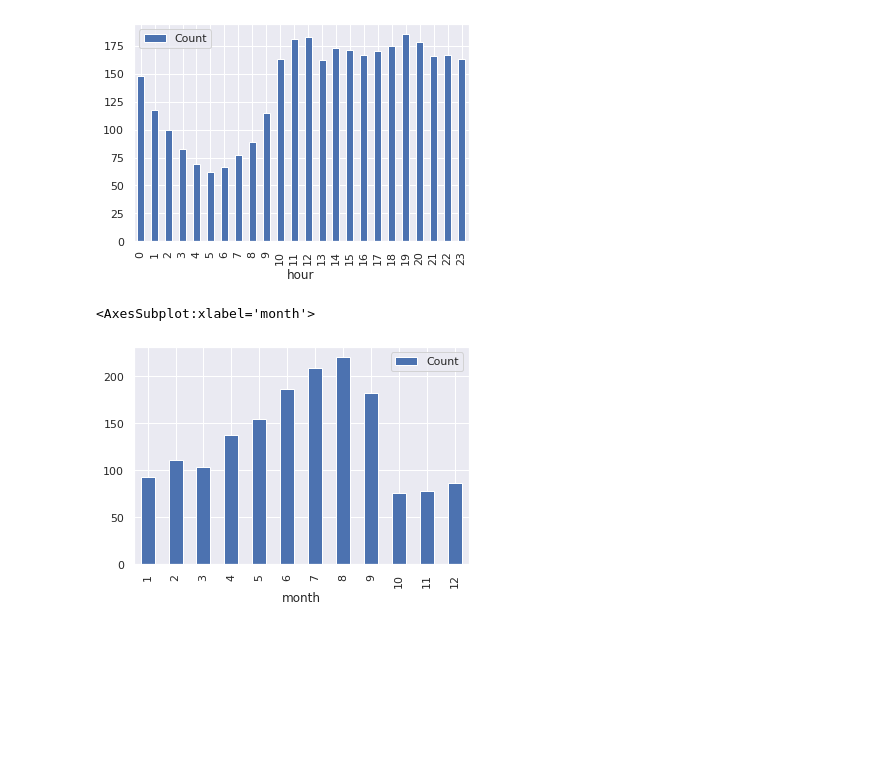
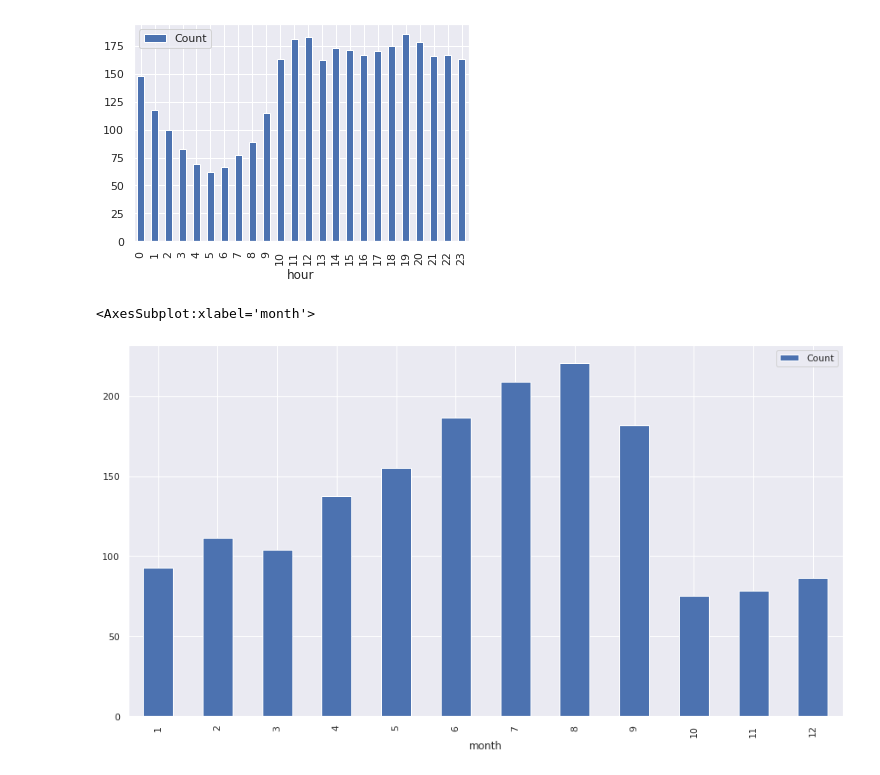
Before and after one commit to henchaves/data-science-school, a Jupyter notebook: 01_timeseries/#01 - Time Series (Part 1).ipynb, the cells around one changed output. Cells and saved outputs as stored; diff of their text form; code cells hidden in the pictures; blank space fills up the shorter version.

```diff
--- a/01_timeseries/#01 - Time Series (Part 1).ipynb
+++ b/01_timeseries/#01 - Time Series (Part 1).ipynb
@@ -67,5 +73,5 @@ plt.tight_layout()
 # %%
-dataset_path_2 = "https://github.com/carlosfab/escola-data-science/raw/master/datasets/companhia_ferroviaria/trem.csv"
+dataset_path_2 = "trem.csv"
 
 df2 = pd.read_csv(dataset_path_2)
 
@@ -126,7 +132,9 @@ df2.groupby("hour").agg({"Count": np.mean}).plot.bar()
 [figure]
 # %%
 # Bar plot of months
-df2.groupby("month").agg({"Count": np.mean}).plot.bar()
+fig = plt.figure(figsize=(15, 8))
+ax = fig.add_subplot(1, 1, 1)
+df2.groupby("month").agg({"Count": np.mean}).plot.bar(ax=ax)
 # %% [output]
 <AxesSubplot:xlabel='month'>
-[figure, old version]
+[figure, new version]
```
Also changed, not shown: parts of 1 cell of this notebook, 4 other files.
